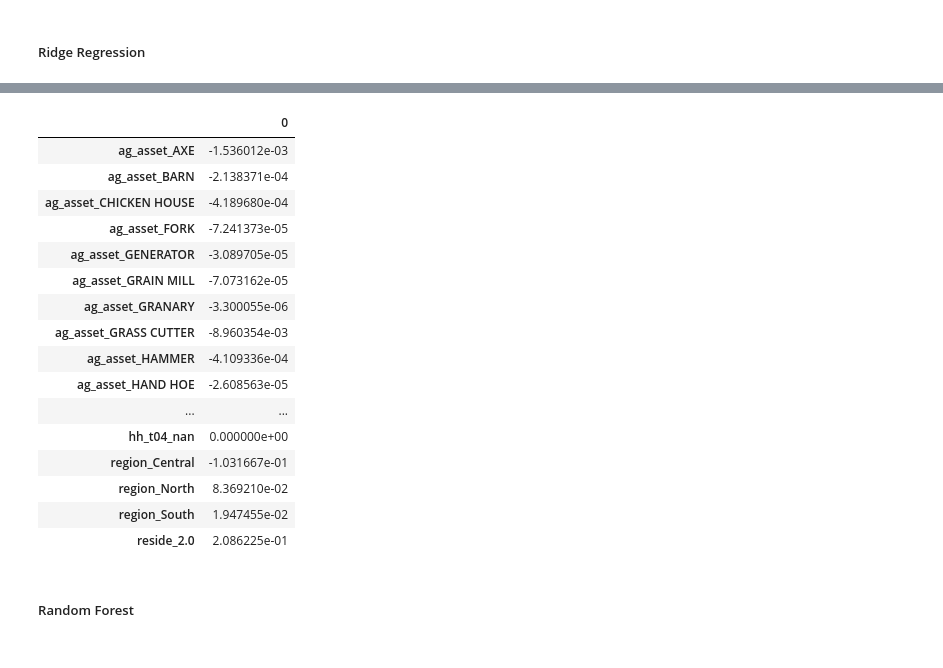
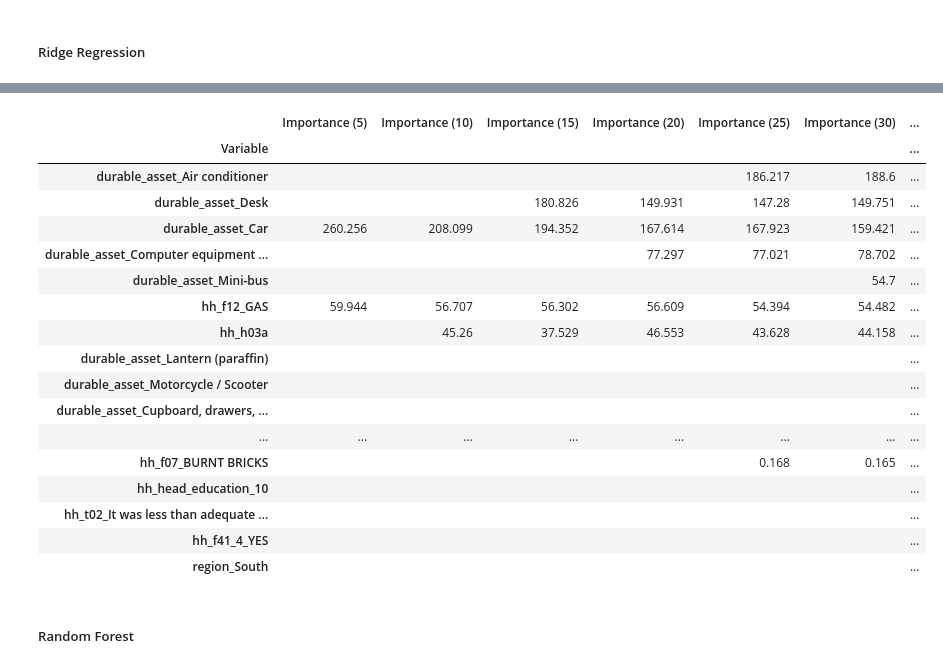
Before and after one commit to mmerrittsmith/mwi_pmt, a Jupyter notebook: analysis_writeup.ipynb, the cells around one changed output, grey strips where cells are left out. Saved outputs shown, nothing was run; the diff lists cells and outputs as text; code cells hidden in the pictures.

```diff
--- a/analysis_writeup.ipynb
+++ b/analysis_writeup.ipynb
@@ -188,24 +243,25 @@ summarize_bootstrap_results(df)
 # %%
-    fi = pd.read_csv('x02_ml_pipeline/output/both/importances_Ridge.csv', index_col=0)
-    fi
+fi = pd.read_csv('x02_ml_pipeline/output/both/importances_Ridge.csv', index_col=0)
+pretty_print_fi_table(fi)
 # %% [output]
-|  | 0 |
-| ag_asset_AXE | -1.536012e-03 |
-| ag_asset_BARN | -2.138371e-04 |
-| ag_asset_CHICKEN HOUSE | -4.189680e-04 |
-| ag_asset_FORK | -7.241373e-05 |
-| ag_asset_GENERATOR | -3.089705e-05 |
-| ag_asset_GRAIN MILL | -7.073162e-05 |
-| ag_asset_GRANARY | -3.300055e-06 |
-| ag_asset_GRASS CUTTER | -8.960354e-03 |
-| ag_asset_HAMMER | -4.109336e-04 |
-| ag_asset_HAND HOE | -2.608563e-05 |
-| ... | ... |
-| hh_t04_nan | 0.000000e+00 |
-| region_Central | -1.031667e-01 |
-| region_North | 8.369210e-02 |
-| region_South | 1.947455e-02 |
-| reside_2.0 | 2.086225e-01 |
+|  | Importance (5) | Importance (10) | Importance (15) | Importance (20) | Importance (25) | Importance (30) | ... |
+| Variable |  |  |  |  |  |  | ... |
+| durable_asset_Air conditioner |  |  |  |  | 186.217 | 188.6 | ... |
+| durable_asset_Desk |  |  | 180.826 | 149.931 | 147.28 | 149.751 | ... |
+| durable_asset_Car | 260.256 | 208.099 | 194.352 | 167.614 | 167.923 | 159.421 | ... |
+| durable_asset_Computer equipment ... |  |  |  | 77.297 | 77.021 | 78.702 | ... |
+| durable_asset_Mini-bus |  |  |  |  |  | 54.7 | ... |
+| hh_f12_GAS | 59.944 | 56.707 | 56.302 | 56.609 | 54.394 | 54.482 | ... |
+| hh_h03a |  | 45.26 | 37.529 | 46.553 | 43.628 | 44.158 | ... |
+| durable_asset_Lantern (paraffin) |  |  |  |  |  |  | ... |
+| durable_asset_Motorcycle / Scooter |  |  |  |  |  |  | ... |
+| durable_asset_Cupboard, drawers, ... |  |  |  |  |  |  | ... |
+| ... | ... | ... | ... | ... | ... | ... | ... |
+| hh_f07_BURNT BRICKS |  |  |  |  | 0.168 | 0.165 | ... |
+| hh_head_education_10 |  |  |  |  |  |  | ... |
+| hh_t02_It was less than adequate ... |  |  |  |  |  |  | ... |
+| hh_f41_4_YES |  |  |  |  |  |  | ... |
+| region_South |  |  |  |  |  |  | ... |
 # %% [markdown]
 ##### Random Forest
 # %%
```
Also changed, not shown: parts of 24 cells of this notebook, 5 other files.
